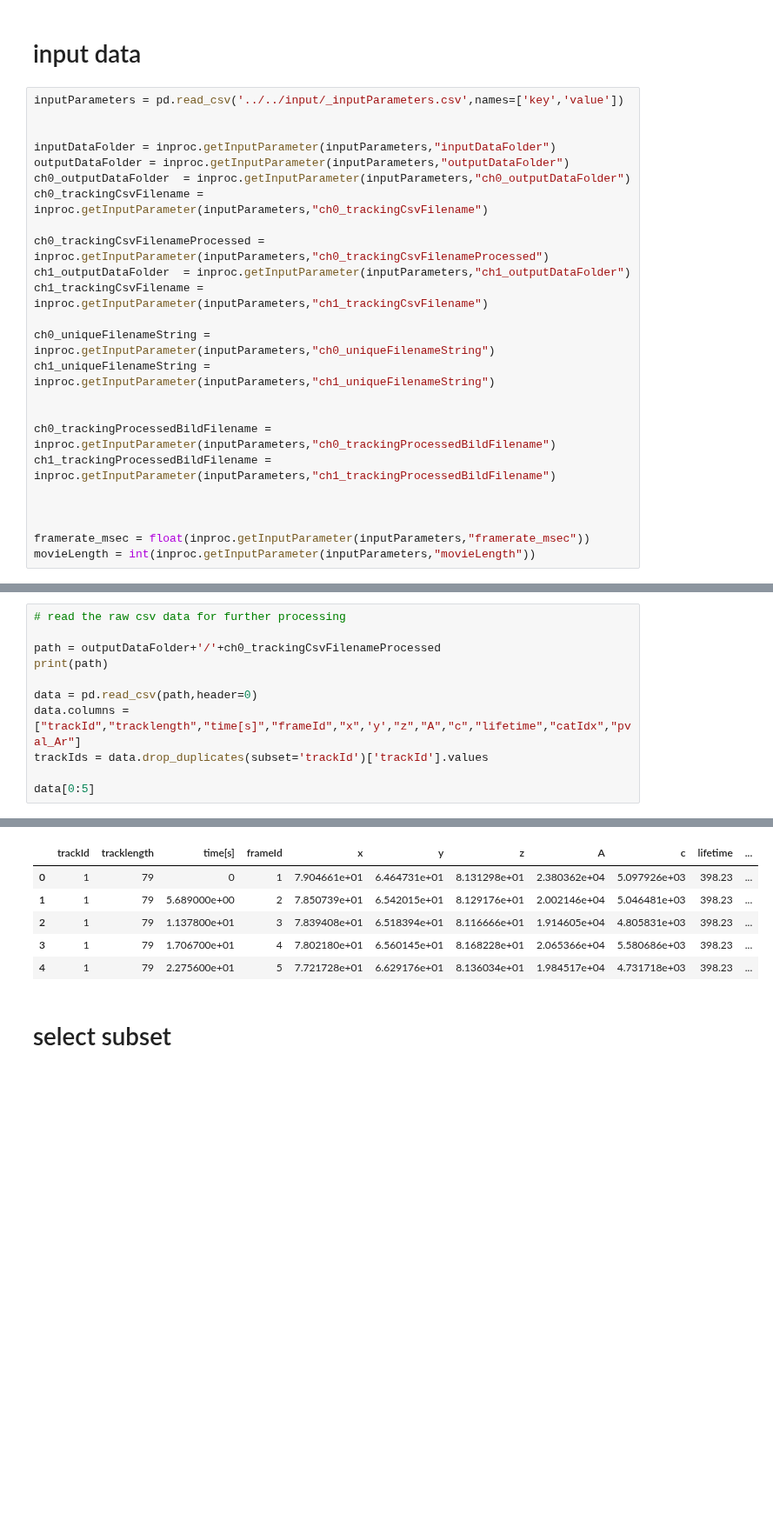
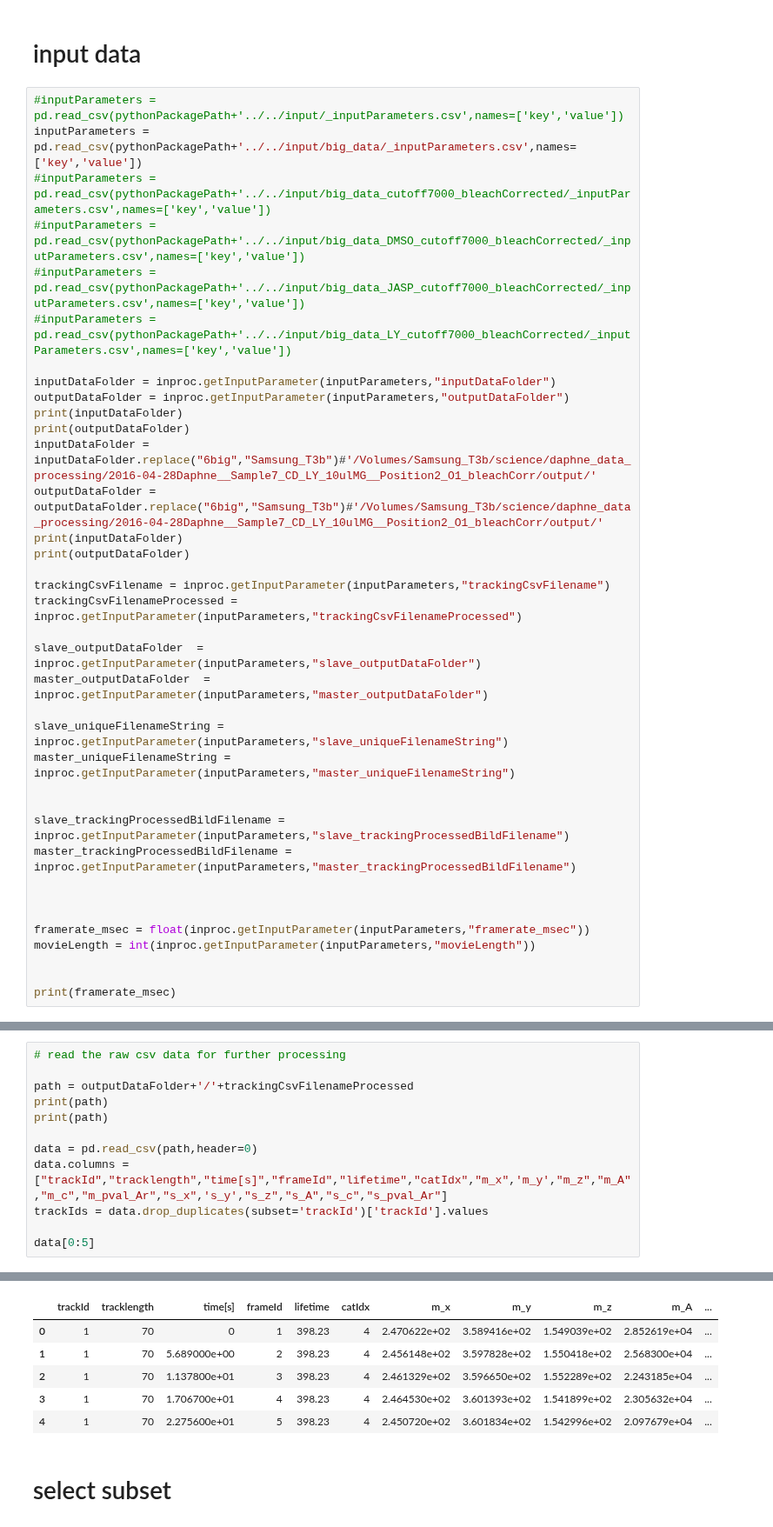
Before and after one commit to pylattice/pyLattice, a Jupyter notebook: src/python/detectedTracksProcessed_csv2bild.ipynb, the cells around one changed output, grey strips where cells are left out. Shown at 87% size. Saved outputs shown, nothing was run; the diff lists cells and outputs as text; blank space fills up the shorter version.

```diff
--- a/src/python/detectedTracksProcessed_csv2bild.ipynb
+++ b/src/python/detectedTracksProcessed_csv2bild.ipynb
@@ -34,27 +42,40 @@ import Track
 # %% [markdown]
 # input data
 # %%
-inputParameters = pd.read_csv('../../input/_inputParameters.csv',names=['key','value'])
-
+#inputParameters = pd.read_csv(pythonPackagePath+'../../input/_inputParameters.csv',names=['key','value'])
+inputParameters = pd.read_csv(pythonPackagePath+'../../input/big_data/_inputParameters.csv',names=['key','value'])
+#inputParameters = pd.read_csv(pythonPackagePath+'../../input/big_data_cutoff7000_bleachCorrected/_inputParameters.csv',names=['key','value'])
+#inputParameters = pd.read_csv(pythonPackagePath+'../../input/big_data_DMSO_cutoff7000_bleachCorrected/_inputParameters.csv',names=['key','value'])
+#inputParameters = pd.read_csv(pythonPackagePath+'../../input/big_data_JASP_cutoff7000_bleachCorrected/_inputParameters.csv',names=['key','value'])
+#inputParameters = pd.read_csv(pythonPackagePath+'../../input/big_data_LY_cutoff7000_bleachCorrected/_inputParameters.csv',names=['key','value'])
 
 inputDataFolder = inproc.getInputParameter(inputParameters,"inputDataFolder")
 outputDataFolder = inproc.getInputParameter(inputParameters,"outputDataFolder")
-ch0_outputDataFolder  = inproc.getInputParameter(inputParameters,"ch0_outputDataFolder")
-ch0_trackingCsvFilename = inproc.getInputParameter(inputParameters,"ch0_trackingCsvFilename")
+print(inputDataFolder)
+print(outputDataFolder)
+inputDataFolder = inputDataFolder.replace("6big","Samsung_T3b")#'/Volumes/Samsung_T3b/science/daphne_data_processing/2016-04-28Daphne__Sample7_CD_LY_10ulMG__Position2_O1_bleachCorr/output/'
+outputDataFolder = outputDataFolder.replace("6big","Samsung_T3b")#'/Volumes/Samsung_T3b/science/daphne_data_processing/2016-04-28Daphne__Sample7_CD_LY_10ulMG__Position2_O1_bleachCorr/output/'
+print(inputDataFolder)
+print(outputDataFolder)
 
-ch0_trackingCsvFilenameProcessed = inproc.getInputParameter(inputParameters,"ch0_trackingCsvFilenameProcessed")
-ch1_outputDataFolder  = inproc.getInputParameter(inputParameters,"ch1_outputDataFolder")
-ch1_trackingCsvFilename = inproc.getInputParameter(inputParameters,"ch1_trackingCsvFilename")
+trackingCsvFilename = inproc.getInputParameter(inputParameters,"trackingCsvFilename")
+trackingCsvFilenameProcessed = inproc.getInputParameter(inputParameters,"trackingCsvFilenameProcessed")
 
-ch0_uniqueFilenameString = inproc.getInputParameter(inputParameters,"ch0_uniqueFilenameString")
-ch1_uniqueFilenameString = inproc.getInputParameter(inputParameters,"ch1_uniqueFilenameString")
+slave_outputDataFolder  = inproc.getInputParameter(inputParameters,"slave_outputDataFolder")
+master_outputDataFolder  = inproc.getInputParameter(inputParameters,"master_outputDataFolder")
+
+slave_uniqueFilenameString = inproc.getInputParameter(inputParameters,"slave_uniqueFilenameString")
+master_uniqueFilenameString = inproc.getInputParameter(inputParameters,"master_uniqueFilenameString")
 
 
-ch0_trackingProcessedBildFilename = inproc.getInputParameter(inputParameters,"ch0_trackingProcessedBildFilename")
-ch1_trackingProcessedBildFilename = inproc.getInputParameter(inputParameters,"ch1_trackingProcessedBildFilename")
+slave_trackingProcessedBildFilename = inproc.getInputParameter(inputParameters,"slave_trackingProcessedBildFilename")
+master_trackingProcessedBildFilename = inproc.getInputParameter(inputParameters,"master_trackingProcessedBildFilename")
 
 
 
 framerate_msec = float(inproc.getInputParameter(inputParameters,"framerate_msec"))
 movieLength = int(inproc.getInputParameter(inputParameters,"movieLength"))
+
+
+print(framerate_msec)
 # %% [output]
@@ -78,11 +112,12 @@ NameError: name 'ch0_filesOfInterest' is not defined
 # %%
 # read the raw csv data for further processing
 
-path = outputDataFolder+'/'+ch0_trackingCsvFilenameProcessed
+path = outputDataFolder+'/'+trackingCsvFilenameProcessed
+print(path)
 print(path)
 
 data = pd.read_csv(path,header=0)
-data.columns = ["trackId","tracklength","time[s]","frameId","x",'y',"z","A","c","lifetime","catIdx","pval_Ar"]
+data.columns = ["trackId","tracklength","time[s]","frameId","lifetime","catIdx","m_x",'m_y',"m_z","m_A","m_c","m_pval_Ar","s_x",'s_y',"s_z","s_A","s_c","s_pval_Ar"]
 trackIds = data.drop_duplicates(subset='trackId')['trackId'].values
 
 data[0:5]
@@ -91,8 +127,8 @@ data[0:5]
-|  | trackId | tracklength | time[s] | frameId | x | y | z | A | c | lifetime | ... |
-| 0 | 1 | 79 | 0 | 1 | 7.904661e+01 | 6.464731e+01 | 8.131298e+01 | 2.380362e+04 | 5.097926e+03 | 398.23 | ... |
-| 1 | 1 | 79 | 5.689000e+00 | 2 | 7.850739e+01 | 6.542015e+01 | 8.129176e+01 | 2.002146e+04 | 5.046481e+03 | 398.23 | ... |
-| 2 | 1 | 79 | 1.137800e+01 | 3 | 7.839408e+01 | 6.518394e+01 | 8.116666e+01 | 1.914605e+04 | 4.805831e+03 | 398.23 | ... |
-| 3 | 1 | 79 | 1.706700e+01 | 4 | 7.802180e+01 | 6.560145e+01 | 8.168228e+01 | 2.065366e+04 | 5.580686e+03 | 398.23 | ... |
-| 4 | 1 | 79 | 2.275600e+01 | 5 | 7.721728e+01 | 6.629176e+01 | 8.136034e+01 | 1.984517e+04 | 4.731718e+03 | 398.23 | ... |
+|  | trackId | tracklength | time[s] | frameId | lifetime | catIdx | m_x | m_y | m_z | m_A | ... |
+| 0 | 1 | 70 | 0 | 1 | 398.23 | 4 | 2.470622e+02 | 3.589416e+02 | 1.549039e+02 | 2.852619e+04 | ... |
+| 1 | 1 | 70 | 5.689000e+00 | 2 | 398.23 | 4 | 2.456148e+02 | 3.597828e+02 | 1.550418e+02 | 2.568300e+04 | ... |
+| 2 | 1 | 70 | 1.137800e+01 | 3 | 398.23 | 4 | 2.461329e+02 | 3.596650e+02 | 1.552289e+02 | 2.243185e+04 | ... |
+| 3 | 1 | 70 | 1.706700e+01 | 4 | 398.23 | 4 | 2.464530e+02 | 3.601393e+02 | 1.541899e+02 | 2.305632e+04 | ... |
+| 4 | 1 | 70 | 2.275600e+01 | 5 | 398.23 | 4 | 2.450720e+02 | 3.601834e+02 | 1.542996e+02 | 2.097679e+04 | ... |
 # %% [markdown]
 # select subset
```
Also changed, not shown: parts of 18 cells of this notebook, 8 other files.
